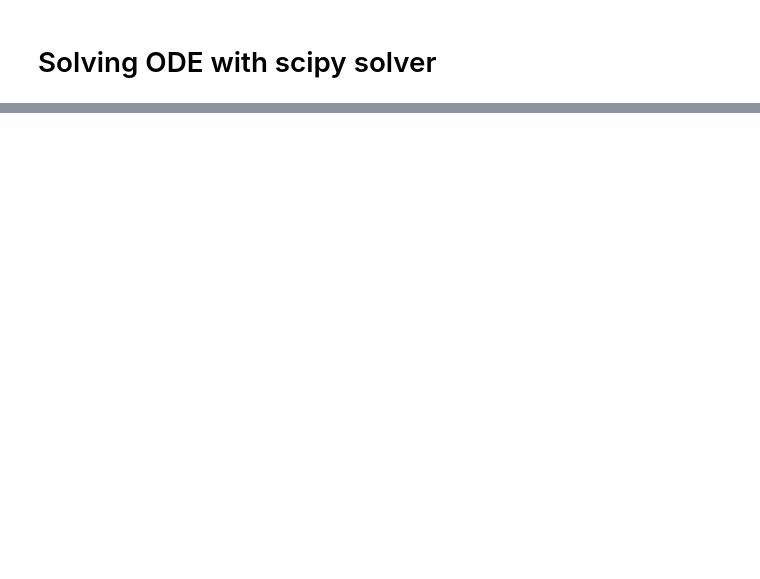
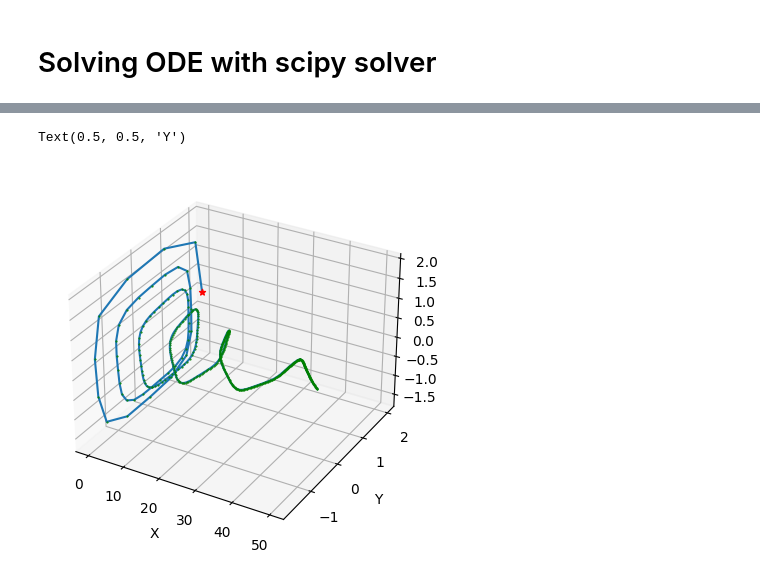
Before and after one commit to igor-cheb/Neural_ODEs_experiements, a Jupyter notebook: ODE_solver_experiments.ipynb, the cells around one changed output, grey strips where cells are left out. Drawn from its saved outputs; the diff is of its cells as text; code cells hidden in the pictures; blank space fills up the shorter version.

```diff
--- a/ODE_solver_experiments.ipynb
+++ b/ODE_solver_experiments.ipynb
@@ -35,0 +85,23 @@ plt.plot(t, y)
+# %%
+def ODE_2d(t, y):
+    """ODE solution to which is a 3d spiral"""
+    coef = torch.tensor([[-0.1, 2.0],   # matrix of coefficients that determine the spiral shape
+                        [-2.0, -0.1]])
+    ode = y**3 @ coef
+    return ode
+# %%
+y0 = torch.tensor([[2., 0.]])     # starting point from which spiral is drawn
+t = torch.linspace(0., 50., 500)  # all time steps for which spiral is calculated
+
+solution = torch_odeint(ODE_2d, y0=y0, t=t)
+# %%
+ax = plt.figure().add_subplot(projection='3d')
+ax.scatter(xs=[0], ys=[2], zs=[0], marker='*', color='red') # plotting starting point y0
+ax.plot(xs=t,
+        ys=solution.detach().numpy()[:, 0][:, 0],
+        zs=solution.detach().numpy()[:, 0][:, 1],
+        marker='.', markerfacecolor='green', markeredgecolor='green', markersize=1,)
+ax.set_xlabel('X'); ax.set_ylabel('Y')
+# %% [output]
+Text(0.5, 0.5, 'Y')
+[figure, added]
```
Also changed, not shown: parts of 18 cells of this notebook, 1 other file.
